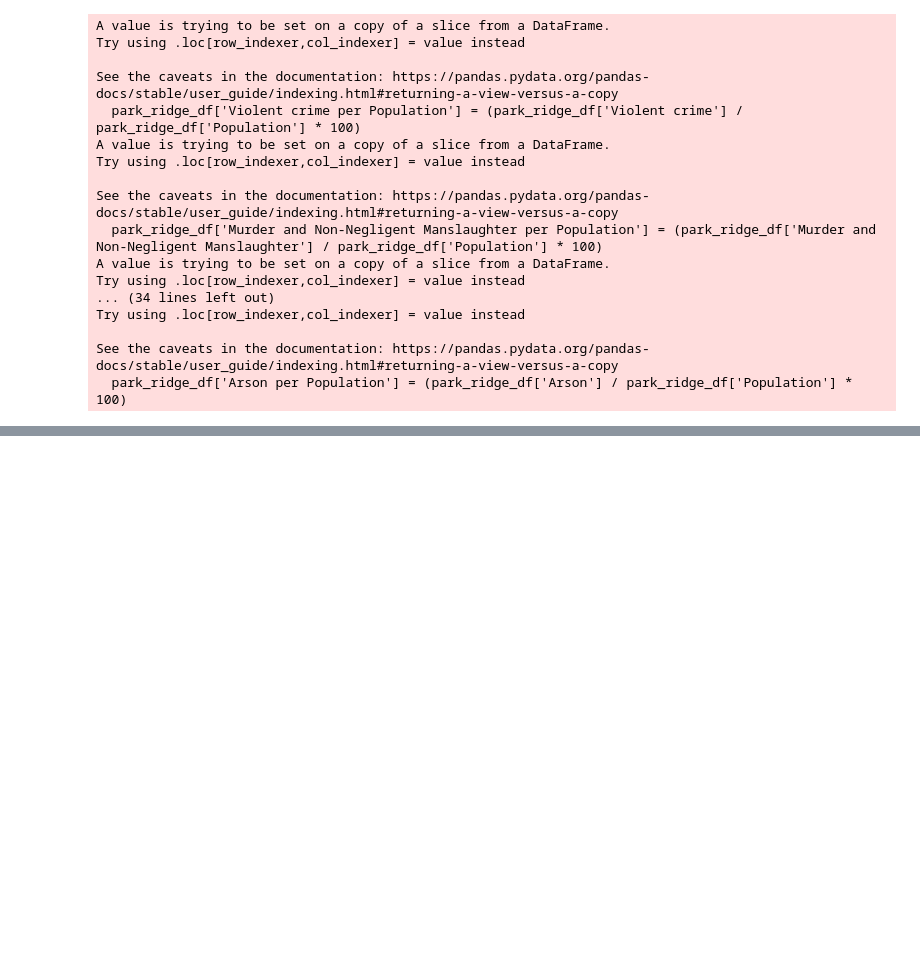
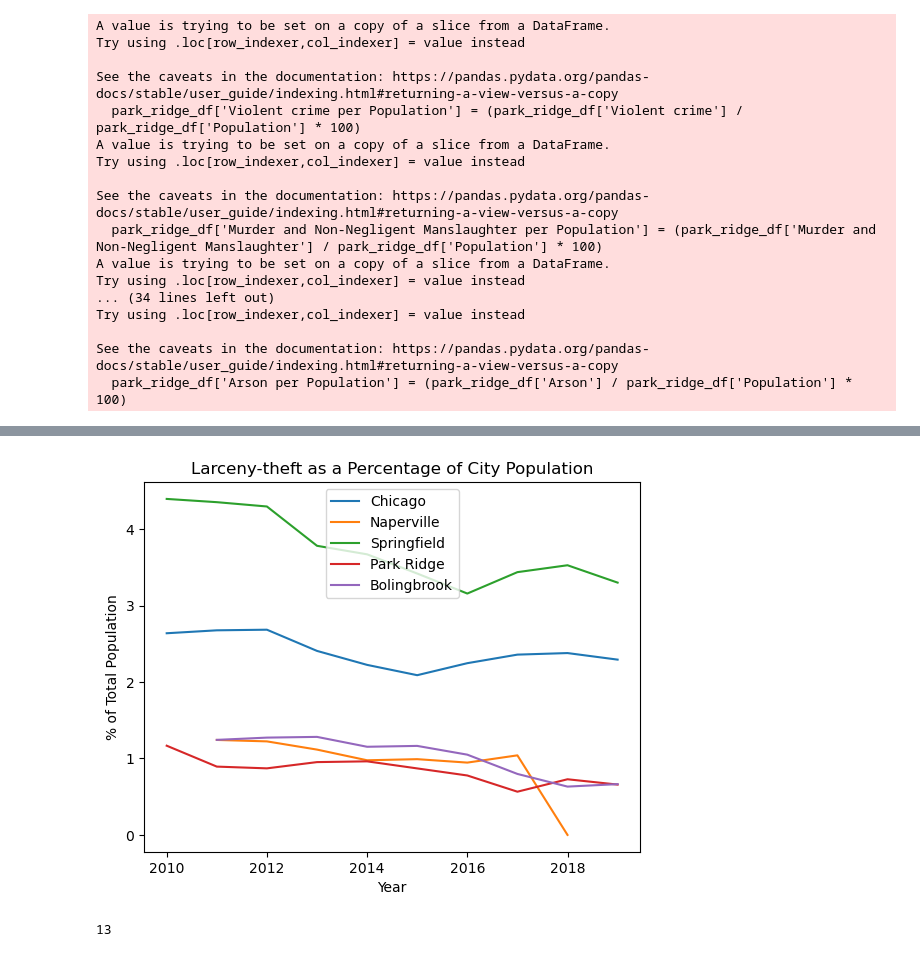
Before and after one commit to Expopanda/Project_1, a Jupyter notebook: andrew_analysis_updated.ipynb, the cells around one changed output, grey strips where cells are left out. Saved outputs shown, nothing was run; the diff lists cells and outputs as text; code cells hidden in the pictures; blank space fills up the shorter version.

```diff
--- a/andrew_analysis_updated.ipynb
+++ b/andrew_analysis_updated.ipynb
@@ -484,0 +531,29 @@ Index(['City', 'Year', 'Population', 'Violent crime',
+# %%
+# make variables for x and y for Larceny-theft and use them to create line plot
+# to illustrate the trend over the year provided
+chi_x = chicago_df['Year']
+chi_larceny_y = chicago_df['Larceny-theft per Population']
+naperville_x = naperville_df['Year']
+naperville_larceny_y = naperville_df['Larceny-theft per Population']
+springfield_x = springfield_df['Year']
+springfield_larceny_y = springfield_df['Larceny-theft per Population']
+park_ridge_x = park_ridge_df['Year']
+park_ridge_larceny_y = park_ridge_df['Larceny-theft per Population']
+bolingbrook_x = bolingbrook_df['Year']
+bolingbrook_larceny_y = bolingbrook_df['Larceny-theft per Population']
+plt.plot(chi_x, chi_larceny_y,label='Chicago')
+plt.plot(naperville_x, naperville_larceny_y, label='Naperville')
+plt.plot(springfield_x, springfield_larceny_y, label='Springfield')
+plt.plot(park_ridge_x, park_ridge_larceny_y, label='Park Ridge')
+plt.plot(bolingbrook_x, bolingbrook_larceny_y, label='Bolingbrook')
+plt.xlabel('Year')
+plt.ylabel('% of Total Population')
+plt.title('Larceny-theft as a Percentage of City Population')
+plt.legend()
+plt.savefig('Larceny_Theft.png')
+# %% [output]
+[figure, added]
+# %%
+len(crime_stats_df.columns)
+# %% [output]
+13
```
Also changed, not shown: parts of 19 cells of this notebook, 10 other files.
